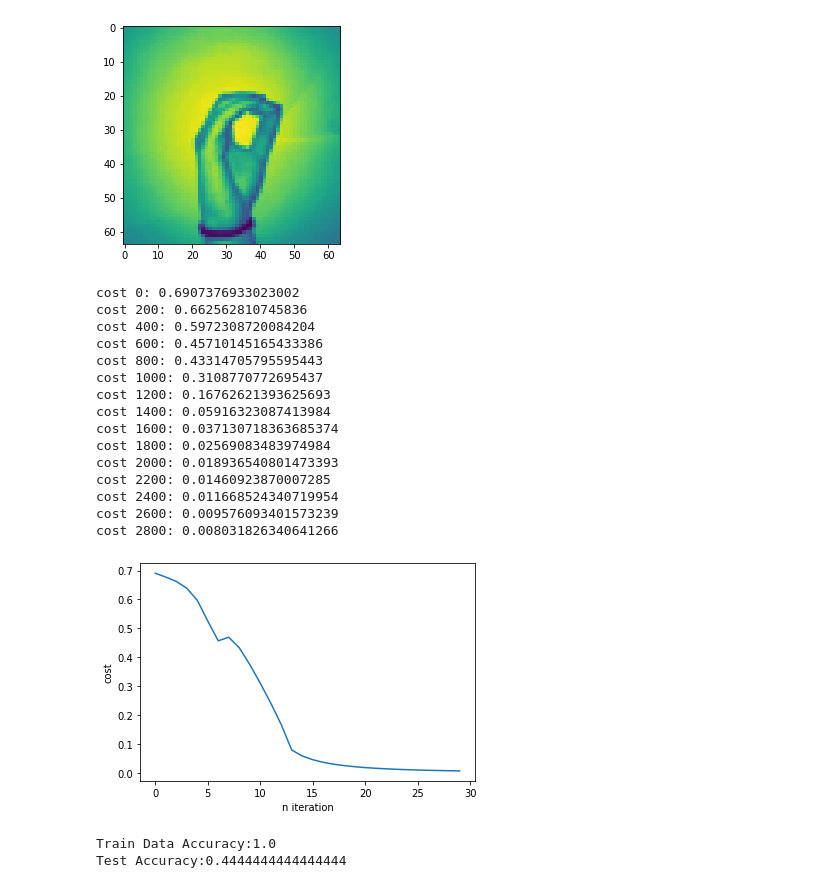
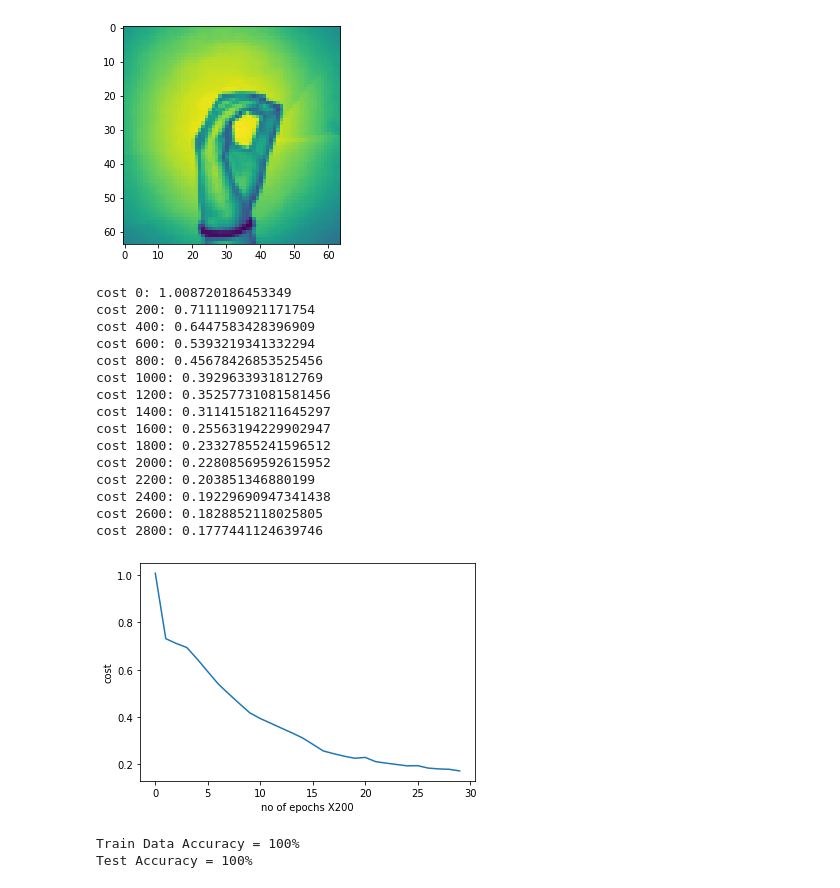
Before and after one commit to rushad7/handsign-recog, a Jupyter notebook: Neural-Network.ipynb, the cells around one changed output. Saved outputs shown, nothing was run; the diff lists cells and outputs as text; code cells hidden in the pictures.

```diff
--- a/Neural-Network.ipynb
+++ b/Neural-Network.ipynb
@@ -83,20 +86,28 @@ def L_layer_forward(X, parameters, layerdims):
 
     return y_hat, caches
 # %%
-def compute_cost(y_hat, Y):
-    '''Computes the Loss
+def compute_cost(y_hat, Y, parameters, lambd):
+    '''
+    Computes the Cost function with L2 Regularization
     '''
     m = Y.shape[1]
-    costt = np.add(  np.multiply(Y, np.log(y_hat)) ,  np.multiply(1-Y, np.log(1-y_hat))  )
-    cost = (-1/m) * np.sum(costt, axis=1)
+    W1 = parameters["W1"]
+    W2 = parameters["W2"]
+    W3 = parameters["W3"]
+    W4 = parameters["W4"]
+
+    cost_elem = np.add(np.multiply(Y, np.log(y_hat)) ,  np.multiply(1-Y, np.log(1-y_hat)))
+    cross_entropy_loss = (-1/m) * np.sum(cost_elem, axis=1)
+    L2_regularization = (lambd/(2*m)) * (np.sum(np.square(W1)) + np.sum(np.square(W2)) + np.sum(np.square(W3)) + np.sum(np.square(W4)))
+    cost = cross_entropy_loss + L2_regularization
 
     return cost
 # %%
-def backward(dA,  cache, activation):
+def backward(dA,  cache, lambd, activation):
     '''Backward propagation for single layer
     '''
     A_prev,W,b,Z = cache
-    m= A_prev.shape[1]
+    m = A_prev.shape[1]
 
     # Computing derivative of Cost wrt Z
 
@@ -112,13 +123,13 @@ def backward(dA,  cache, activation):
 
     # Computing derivative of Cost wrt A & W  & b
     dA_prev = np.dot(W.transpose(), dZ)
-    dW = (1/m) * np.dot(dZ, A_prev.transpose())
+    dW = (1/m) * np.dot(dZ, A_prev.transpose()) + ((lambd/m)*W)
     db = (1/m) * np.sum(dZ, axis=1, keepdims=True)
 
 
     return dA_prev, dW, db
 # %%
-def L_layer_backward(y_hat, Y, caches, layerdims):
+def L_layer_backward(y_hat, Y, caches, layerdims, lambd):
     ''' Backward Propogation from layer L to 1
     '''
     AL = y_hat
@@ -133,7 +144,7 @@ def L_layer_backward(y_hat, Y, caches, layerdims):
 
     # Compute derivative of Lth layer (Sigmoid -> Linear) gradients.
     # Inputs: (AL, Y, caches)     Outputs: (grad["dAL"], grad["dWL] , grad["dbL"])
-    grads["dA"+str(L)], grads["dW"+str(L)], grads["db"+str(L)] = backward(dAL, caches[-1], activation="sigmoid")
+    grads["dA"+str(L)], grads["dW"+str(L)], grads["db"+str(L)] = backward(dAL, caches[-1], lambd, activation="sigmoid")
 
 
     # Compute derivative for (1,2,..L-1)layers (relu -> Linear) gradients.
@@ -144,7 +155,7 @@ def L_layer_backward(y_hat, Y, caches, layerdims):
 
         current_cache = caches[i]
 
-        a,b,c=backward(grads["dA"+str(i+2)], current_cache, activation="relu")
+        a,b,c=backward(grads["dA"+str(i+2)], current_cache,lambd, activation="relu")
         grads["dA"+str(i+1)] = a
         grads["dW"+str(i+1)] = b
         grads["db"+str(i+1)] = c
@@ -164,7 +175,7 @@ def update_params(params, grads, learning_rate):
 
     return params
 # %%
-def nn_model_train(X, Y, layer_dims, learning_rate, num_itr, parameters, initialize=False):
+def nn_model_train(X, Y, layer_dims, learning_rate, lambd, num_itr, parameters, initialize=False):
     ''' Implements a L-layer NN: .
     '''
     costs=[]
@@ -180,10 +191,10 @@ def nn_model_train(X, Y, layer_dims, learning_rate, num_itr, parameters, initial
         y_hat, caches = L_layer_forward(X, parameters, layer_dims)
 
         # Compute Cost
-        cost = compute_cost(y_hat, Y)
+        cost = compute_cost(y_hat, Y, parameters, lambd)
 
         # Backward propagation
-        grads = L_layer_backward(y_hat, Y, caches, layer_dims)
+        grads = L_layer_backward(y_hat, Y, caches, layer_dims, lambd)
 
         # Update Parameters
         parameters = update_params(parameters, grads, learning_rate)
@@ -195,7 +206,7 @@ def nn_model_train(X, Y, layer_dims, learning_rate, num_itr, parameters, initial
 
     # Ploting the Cost
     plt.plot(costs)
-    plt.xlabel("n iteration")
+    plt.xlabel("no of epochs X200")
     plt.ylabel("cost")
 
     return parameters
@@ -217,24 +228,24 @@ def predict(X,Y, parameters):
 # %%
 layer_dims = [4096, 20, 7, 5, 1]
 parameters = initialize_parameters(layer_dims)
-parameters = nn_model_train(train_Xflat, y_train, layer_dims, 0.005, 3000, parameters, initialize=False)
+parameters = nn_model_train(train_Xflat, y_train, layer_dims, 0.005, 1, 3000, parameters, initialize=False)
 # %% [output]
-cost 0: 0.6907376933023002
-cost 200: 0.662562810745836
-cost 400: 0.5972308720084204
-cost 600: 0.45710145165433386
-cost 800: 0.43314705795595443
-cost 1000: 0.3108770772695437
-cost 1200: 0.16762621393625693
-cost 1400: 0.05916323087413984
-cost 1600: 0.037130718363685374
-cost 1800: 0.02569083483974984
-cost 2000: 0.018936540801473393
-cost 2200: 0.01460923870007285
-cost 2400: 0.011668524340719954
-cost 2600: 0.009576093401573239
-cost 2800: 0.008031826340641266
+cost 0: 1.008720186453349
+cost 200: 0.7111190921171754
+cost 400: 0.6447583428396909
+cost 600: 0.5393219341332294
+cost 800: 0.45678426853525456
+cost 1000: 0.3929633931812769
+cost 1200: 0.35257731081581456
+cost 1400: 0.31141518211645297
+cost 1600: 0.25563194229902947
+cost 1800: 0.23327855241596512
+cost 2000: 0.22808569592615952
+cost 2200: 0.203851346880199
+cost 2400: 0.19229690947341438
+cost 2600: 0.1828852118025805
+cost 2800: 0.1777441124639746
-[figure, old version]
+[figure, new version]
 # %%
 #cache the parameters in parameters.pkl file and load them back from the file
 import pickle
@@ -244,8 +255,8 @@ parameters = pickle.load(open("parameters.pkl", 'rb'))
 train_accuracy, train_predictedValues = predict(train_Xflat, y_train, parameters)
 test_accuracy, test_predictedValues = predict(test_Xflat, y_test, parameters)
 
-print("Train Data Accuracy:" + str(train_accuracy))
-print("Test Accuracy:" + str(test_accuracy))
+print("Train Data Accuracy = " + str(round(float(train_accuracy)*100)) + "%")
+print("Test Accuracy = " + str(round(float(test_accuracy)*100)) + "%")
 # %% [output]
-Train Data Accuracy:1.0
-Test Accuracy:0.4444444444444444
+Train Data Accuracy = 100%
+Test Accuracy = 100%
```
Also changed, not shown: parts of 3 cells of this notebook.
